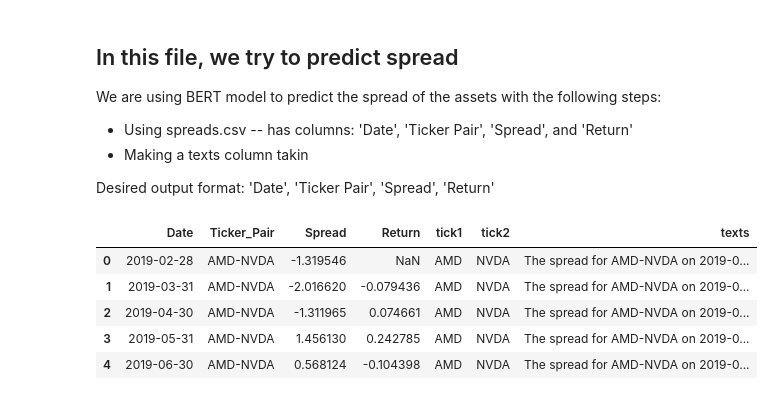
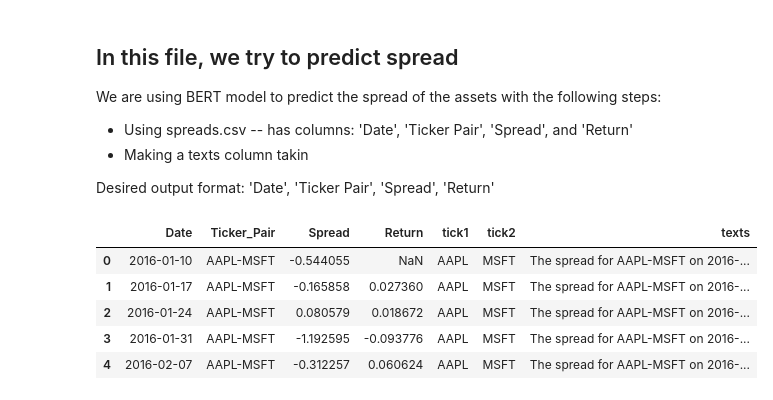
Before and after one commit to chackett24/CHRONO_pairs, a Jupyter notebook: bert.ipynb, the cells around one changed output. Drawn from its saved outputs; the diff is of its cells as text; code cells hidden in the pictures.

```diff
--- a/bert.ipynb
+++ b/bert.ipynb
@@ -10,23 +10,23 @@ Desired output format: 'Date', 'Ticker Pair', 'Spread', 'Return'
 # %%
 import pandas as pd
 
 # load financial data -- Note we have the following columns: Date, Ticker Pair, BERT Spread, BERT Position
-data = pd.read_csv('outputs/spreads.csv')
+data = pd.read_csv('outputs/spreads_weekly_small.csv')
 data['Date'] = pd.to_datetime(data['Date'])
 data.rename(columns={"Ticker Pair": "Ticker_Pair"}, inplace=True)
 data[["tick1", "tick2"]] = data["Ticker_Pair"].str.split("-", expand=True)
 # create text description for BERT to process
 data['texts'] = [f"The spread for {row['Ticker_Pair']} on {row['Date'].strftime('%Y-%m-%d')} is {row['Spread']}" for index, row in data.iterrows()]
 
 
 data.head()
 # %% [output]
 |  | Date | Ticker_Pair | Spread | Return | tick1 | tick2 | texts |
-| 0 | 2019-02-28 | AMD-NVDA | -1.319546 | NaN | AMD | NVDA | The spread for AMD-NVDA on 2019-0... |
-| 1 | 2019-03-31 | AMD-NVDA | -2.016620 | -0.079436 | AMD | NVDA | The spread for AMD-NVDA on 2019-0... |
-| 2 | 2019-04-30 | AMD-NVDA | -1.311965 | 0.074661 | AMD | NVDA | The spread for AMD-NVDA on 2019-0... |
-| 3 | 2019-05-31 | AMD-NVDA | 1.456130 | 0.242785 | AMD | NVDA | The spread for AMD-NVDA on 2019-0... |
-| 4 | 2019-06-30 | AMD-NVDA | 0.568124 | -0.104398 | AMD | NVDA | The spread for AMD-NVDA on 2019-0... |
+| 0 | 2016-01-10 | AAPL-MSFT | -0.544055 | NaN | AAPL | MSFT | The spread for AAPL-MSFT on 2016-... |
+| 1 | 2016-01-17 | AAPL-MSFT | -0.165858 | 0.027360 | AAPL | MSFT | The spread for AAPL-MSFT on 2016-... |
+| 2 | 2016-01-24 | AAPL-MSFT | 0.080579 | 0.018672 | AAPL | MSFT | The spread for AAPL-MSFT on 2016-... |
+| 3 | 2016-01-31 | AAPL-MSFT | -1.192595 | -0.093776 | AAPL | MSFT | The spread for AAPL-MSFT on 2016-... |
+| 4 | 2016-02-07 | AAPL-MSFT | -0.312257 | 0.060624 | AAPL | MSFT | The spread for AAPL-MSFT on 2016-... |
 # %%
 # import the bert tokenizer
 from transformers import BertTokenizer, BertForSequenceClassification
```
Also changed, not shown: parts of 4 cells of this notebook, 2 other files.
